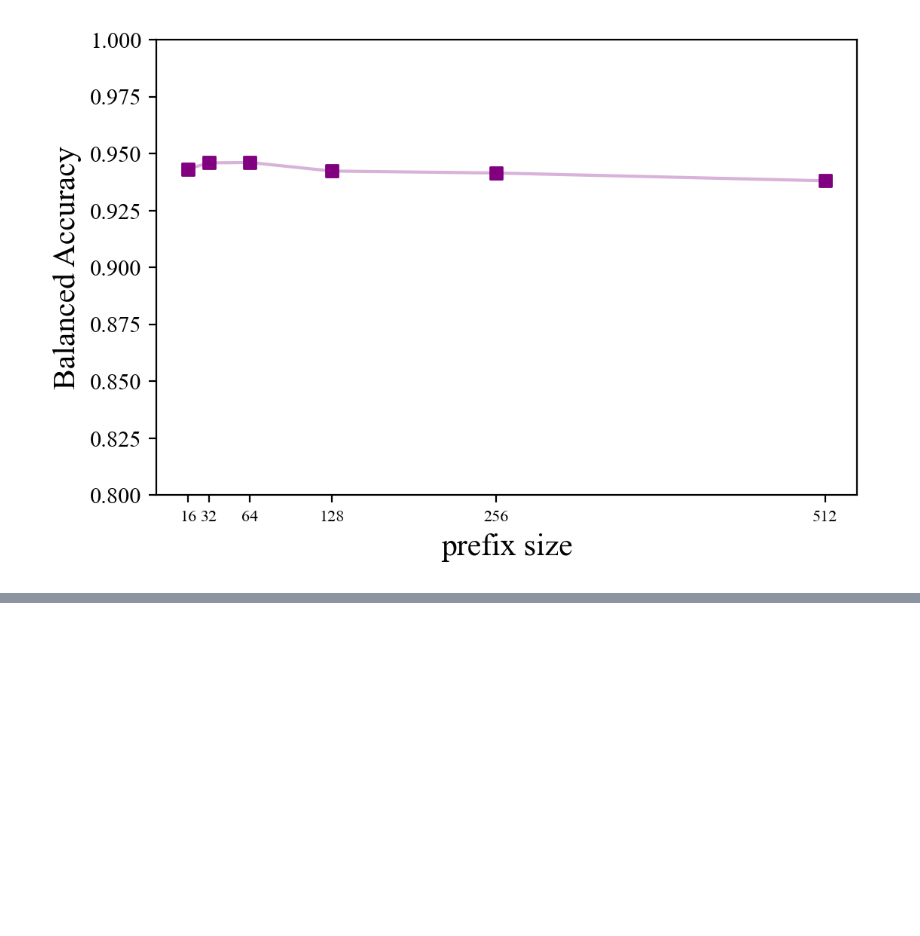
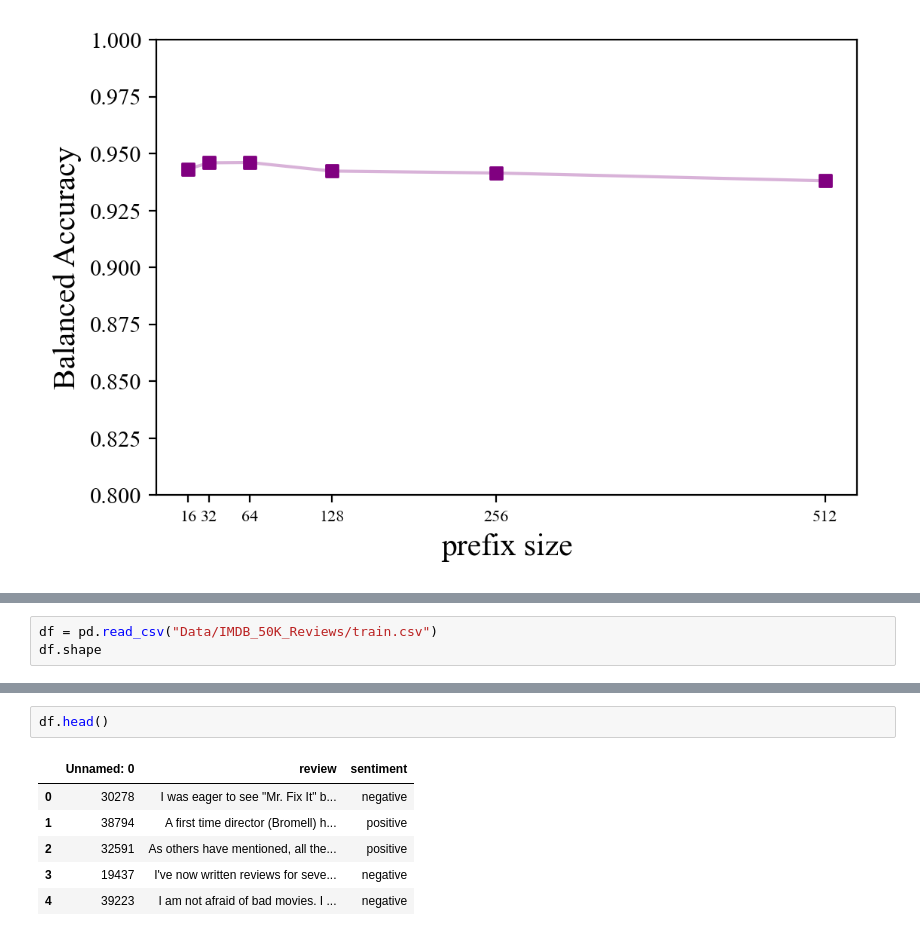
Before and after one commit to arnab-api/Lightweight_Finetuning, a Jupyter notebook: Analysis.ipynb, the cells around one changed output, grey strips where cells are left out. Drawn from its saved outputs; the diff is of its cells as text; blank space fills up the shorter version.

Commit message:
Experiment 2 >> low data setting -- codebase ready

```diff
--- a/Analysis.ipynb
+++ b/Analysis.ipynb
@@ -120,0 +123,3 @@ plt.savefig("Figures/param_adapter_tuning.pdf", format="pdf", bbox_inches='tight
+# %%
+df = pd.read_csv("Data/IMDB_50K_Reviews/train.csv")
+df.shape
@@ -120,0 +135,9 @@ plt.savefig("Figures/param_adapter_tuning.pdf", format="pdf", bbox_inches='tight
+# %%
+df.head()
+# %% [output]
+|  | Unnamed: 0 | review | sentiment |
+| 0 | 30278 | I was eager to see "Mr. Fix It" b... | negative |
+| 1 | 38794 | A first time director (Bromell) h... | positive |
+| 2 | 32591 | As others have mentioned, all the... | positive |
+| 3 | 19437 | I've now written reviews for seve... | negative |
+| 4 | 39223 | I am not afraid of bad movies. I ... | negative |
```
Also changed, not shown: parts of 3 cells of this notebook, 6 other files.
